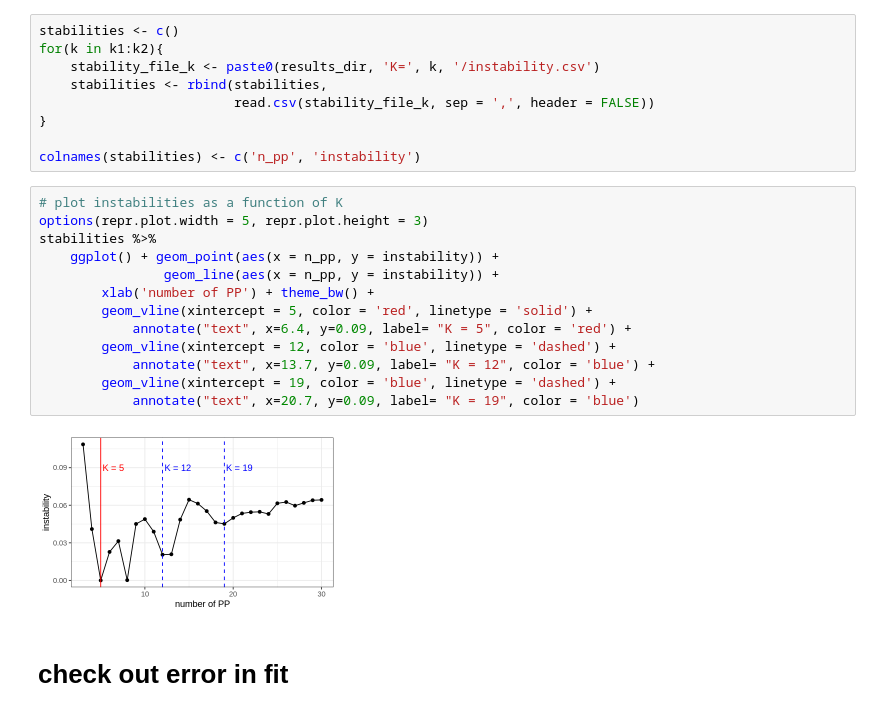
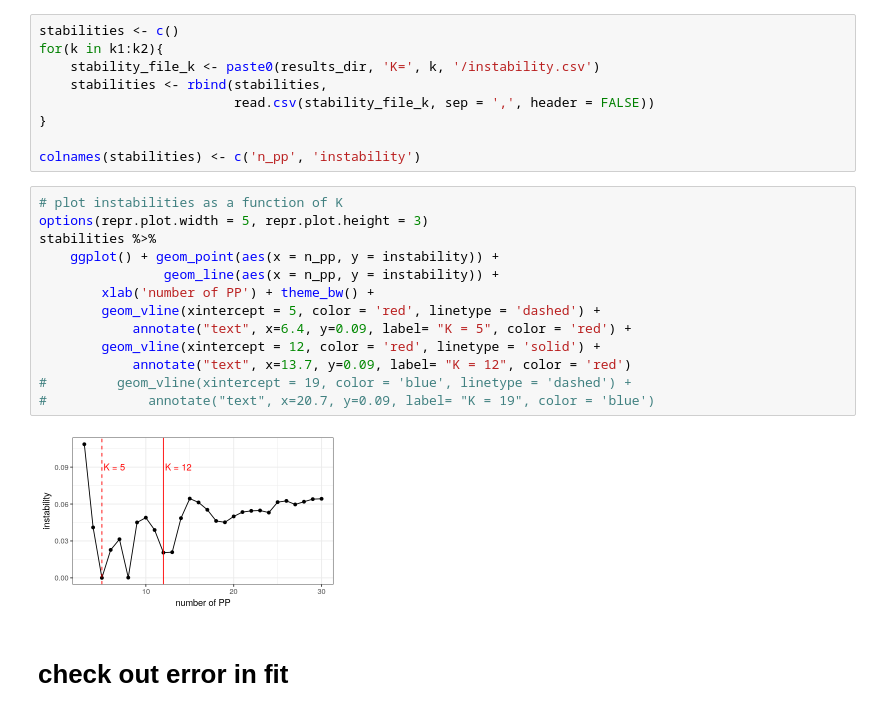
Before and after one commit to Runjing-Liu120/drosophila_late_stage_analysis, a Jupyter notebook: process_results/read_staNMF_results.ipynb, the cells around one changed output. Cells and saved outputs as stored; diff of their text form.

```diff
--- a/process_results/read_staNMF_results.ipynb
+++ b/process_results/read_staNMF_results.ipynb
@@ -42,18 +42,18 @@ colnames(stabilities) <- c('n_pp', 'instability')
 # %%
 # plot instabilities as a function of K
 options(repr.plot.width = 5, repr.plot.height = 3)
 stabilities %>%
     ggplot() + geom_point(aes(x = n_pp, y = instability)) +
                 geom_line(aes(x = n_pp, y = instability)) +
         xlab('number of PP') + theme_bw() +
-        geom_vline(xintercept = 5, color = 'red', linetype = 'solid') +
+        geom_vline(xintercept = 5, color = 'red', linetype = 'dashed') +
             annotate("text", x=6.4, y=0.09, label= "K = 5", color = 'red') +
-        geom_vline(xintercept = 12, color = 'blue', linetype = 'dashed') +
-            annotate("text", x=13.7, y=0.09, label= "K = 12", color = 'blue') +
-        geom_vline(xintercept = 19, color = 'blue', linetype = 'dashed') +
-            annotate("text", x=20.7, y=0.09, label= "K = 19", color = 'blue')
+        geom_vline(xintercept = 12, color = 'red', linetype = 'solid') +
+            annotate("text", x=13.7, y=0.09, label= "K = 12", color = 'red')
+#         geom_vline(xintercept = 19, color = 'blue', linetype = 'dashed') +
+#             annotate("text", x=20.7, y=0.09, label= "K = 19", color = 'blue')
 # %% [output]
-[figure, old version]
+[figure, new version]
 # %% [markdown]
 # check out error in fit
 # %% [markdown]
```
Also changed, not shown: parts of 20 cells of this notebook, 3 other files.
